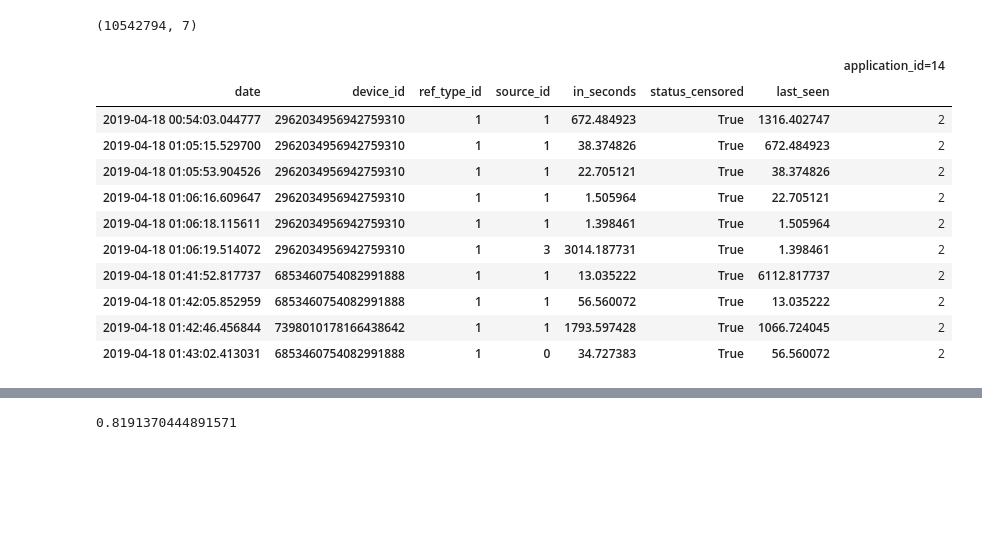
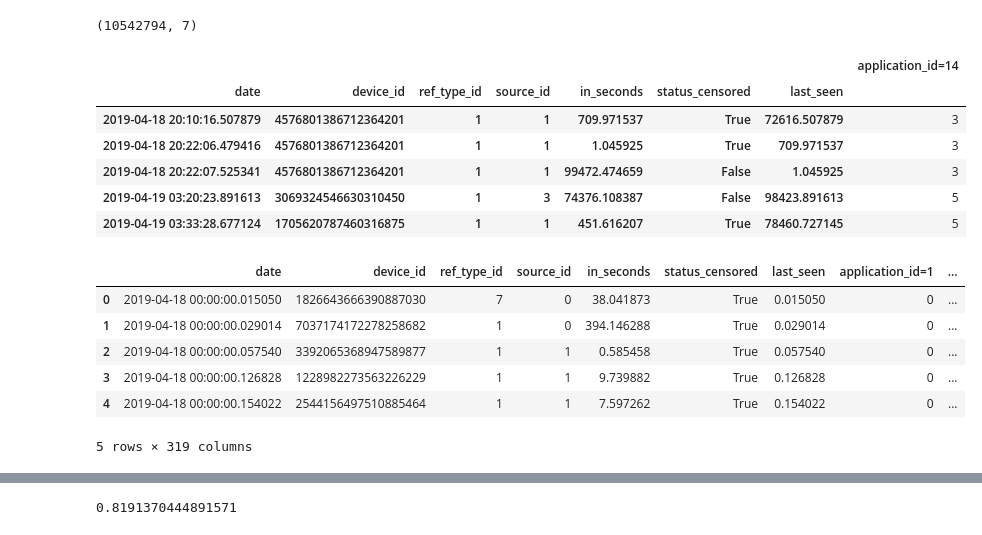
Before and after one commit to sergiolch/TP2-7506-2019-1C, a Jupyter notebook: Analisis.ipynb, the cells around one changed output, grey strips where cells are left out. Drawn from its saved outputs; the diff is of its cells as text; code cells hidden in the pictures; blank space fills up the shorter version.

```diff
--- a/Analisis.ipynb
+++ b/Analisis.ipynb
@@ -201,20 +202,17 @@ app_id_1 = data_1[['application_id']].copy()
 app_id_1 = pd.get_dummies(app_id_1, dummy_na=True, prefix_sep='=')
 data_1.drop(columns=['application_id'], inplace=True)
 data_1 = pd.merge(data_1, app_id_1, left_index=True, right_index=True, how='inner')
+# %%
+app_id_1_columns = app_id_1.columns.tolist()
 # %%
-group_1 = data_1.groupby(auct_cols).agg({col:'sum' for col in app_id_1.columns.tolist()})
+group_1 = data_1.groupby(auct_cols).agg({col:'sum' for col in app_id_1_columns})
 # %%
-group_1.loc[group_1['application_id=14']>1][['application_id=14']].head(10)
+group_1.loc[group_1['application_id=14']>2][['application_id=14']].head(5)
 # %% [output]
 |  |  |  |  |  |  |  | application_id=14 |
 | date | device_id | ref_type_id | source_id | in_seconds | status_censored | last_seen |  |
-| 2019-04-18 00:54:03.044777 | 2962034956942759310 | 1 | 1 | 672.484923 | True | 1316.402747 | 2 |
-| 2019-04-18 01:05:15.529700 | 2962034956942759310 | 1 | 1 | 38.374826 | True | 672.484923 | 2 |
-| 2019-04-18 01:05:53.904526 | 2962034956942759310 | 1 | 1 | 22.705121 | True | 38.374826 | 2 |
-| 2019-04-18 01:06:16.609647 | 2962034956942759310 | 1 | 1 | 1.505964 | True | 22.705121 | 2 |
-| 2019-04-18 01:06:18.115611 | 2962034956942759310 | 1 | 1 | 1.398461 | True | 1.505964 | 2 |
-| 2019-04-18 01:06:19.514072 | 2962034956942759310 | 1 | 3 | 3014.187731 | True | 1.398461 | 2 |
-| 2019-04-18 01:41:52.817737 | 6853460754082991888 | 1 | 1 | 13.035222 | True | 6112.817737 | 2 |
-| 2019-04-18 01:42:05.852959 | 6853460754082991888 | 1 | 1 | 56.560072 | True | 13.035222 | 2 |
-| 2019-04-18 01:42:46.456844 | 7398010178166438642 | 1 | 1 | 1793.597428 | True | 1066.724045 | 2 |
-| 2019-04-18 01:43:02.413031 | 6853460754082991888 | 1 | 0 | 34.727383 | True | 56.560072 | 2 |
+| 2019-04-18 20:10:16.507879 | 4576801386712364201 | 1 | 1 | 709.971537 | True | 72616.507879 | 3 |
+| 2019-04-18 20:22:06.479416 | 4576801386712364201 | 1 | 1 | 1.045925 | True | 709.971537 | 3 |
+| 2019-04-18 20:22:07.525341 | 4576801386712364201 | 1 | 1 | 99472.474659 | False | 1.045925 | 3 |
+| 2019-04-19 03:20:23.891613 | 3069324546630310450 | 1 | 3 | 74376.108387 | False | 98423.891613 | 5 |
+| 2019-04-19 03:33:28.677124 | 1705620787460316875 | 1 | 1 | 451.616207 | True | 78460.727145 | 5 |
@@ -220,0 +221,10 @@ group_1.loc[group_1['application_id=14']>1][['application_id=14']].head(10)
+# %%
+group_1.head(5)
+# %% [output]
+|  | date | device_id | ref_type_id | source_id | in_seconds | status_censored | last_seen | application_id=1 | ... |
+| 0 | 2019-04-18 00:00:00.015050 | 1826643666390887030 | 7 | 0 | 38.041873 | True | 0.015050 | 0 | ... |
+| 1 | 2019-04-18 00:00:00.029014 | 7037174172278258682 | 1 | 0 | 394.146288 | True | 0.029014 | 0 | ... |
+| 2 | 2019-04-18 00:00:00.057540 | 3392065368947589877 | 1 | 1 | 0.585458 | True | 0.057540 | 0 | ... |
+| 3 | 2019-04-18 00:00:00.126828 | 1228982273563226229 | 1 | 1 | 9.739882 | True | 0.126828 | 0 | ... |
+| 4 | 2019-04-18 00:00:00.154022 | 2544156497510885464 | 1 | 1 | 7.597262 | True | 0.154022 | 0 | ... |
+5 rows × 319 columns
```
Also changed, not shown: parts of 23 cells of this notebook, 3 other files.
